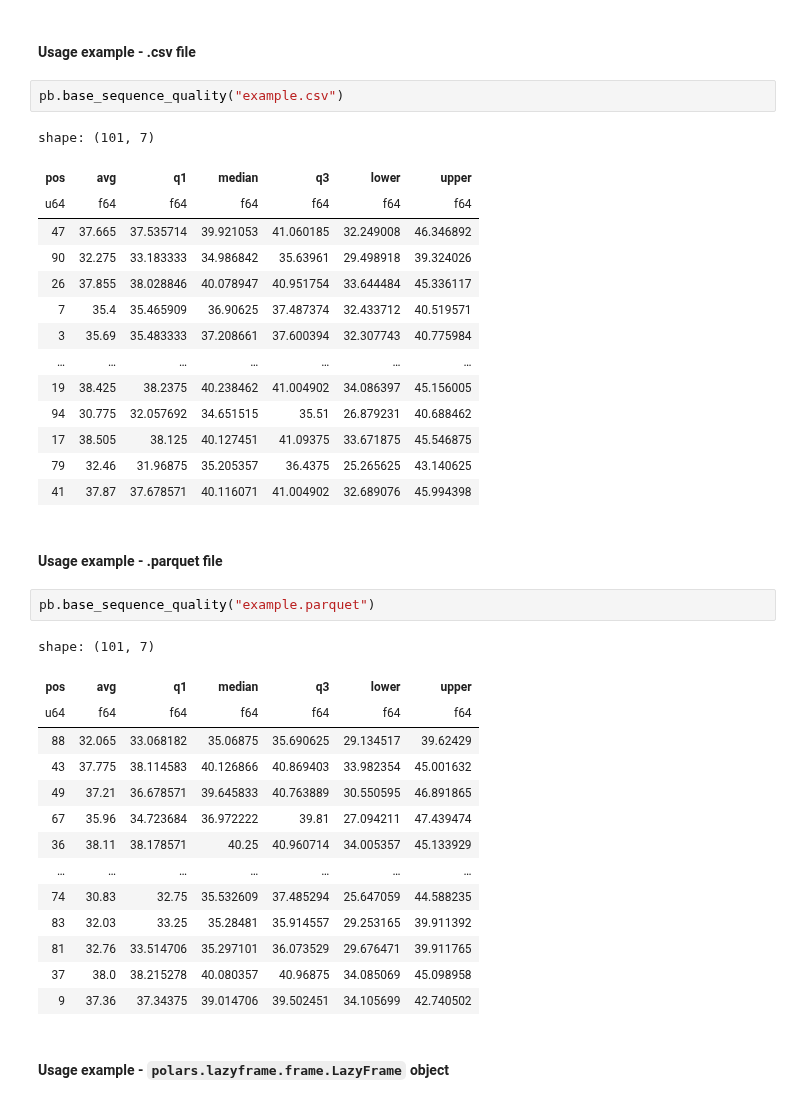
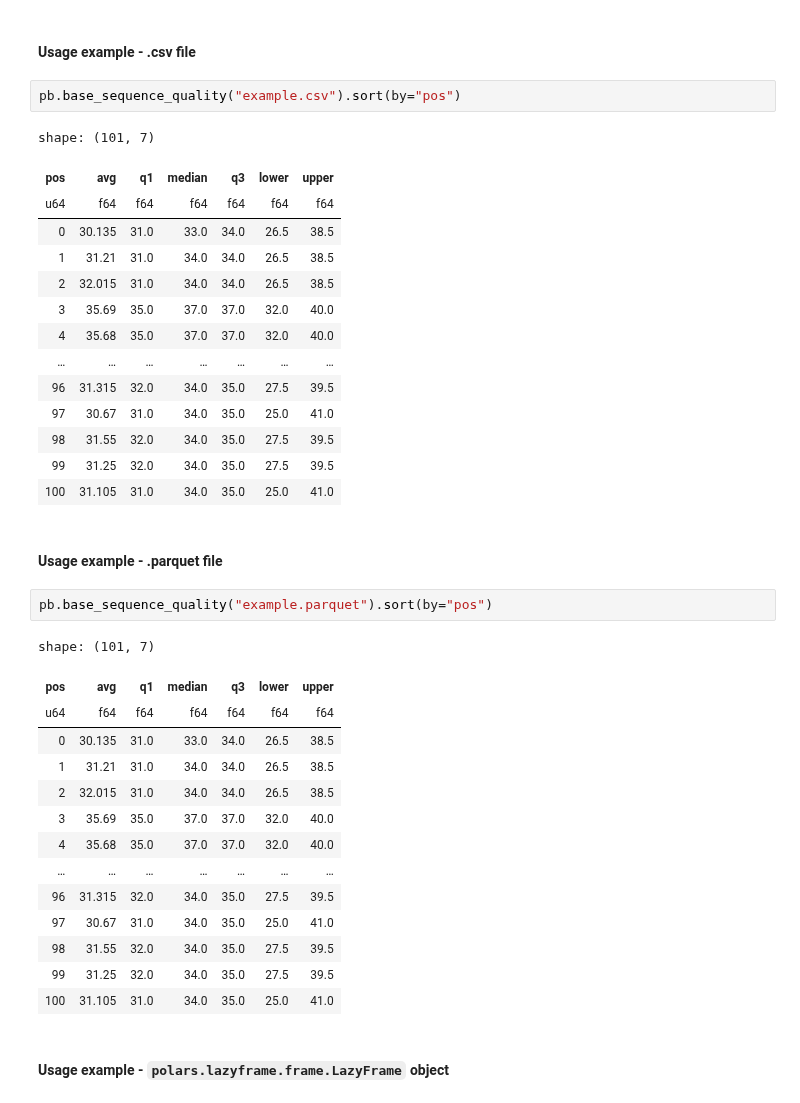
Before and after one commit to biodatageeks/polars-bio, a Jupyter notebook: docs/notebooks/base_sequence_quality.ipynb, the cells around one changed output. Drawn from its saved outputs; the diff is of its cells as text.

```diff
--- a/docs/notebooks/base_sequence_quality.ipynb
+++ b/docs/notebooks/base_sequence_quality.ipynb
@@ -37,41 +47,41 @@ pb.visualize_base_sequence_quality(result)
 # %% [markdown]
 #### Usage example - .csv file
 # %%
-pb.base_sequence_quality("example.csv")
+pb.base_sequence_quality("example.csv").sort(by="pos")
 # %% [output]
 shape: (101, 7)
 | pos | avg | q1 | median | q3 | lower | upper |
 | u64 | f64 | f64 | f64 | f64 | f64 | f64 |
-| 47 | 37.665 | 37.535714 | 39.921053 | 41.060185 | 32.249008 | 46.346892 |
-| 90 | 32.275 | 33.183333 | 34.986842 | 35.63961 | 29.498918 | 39.324026 |
-| 26 | 37.855 | 38.028846 | 40.078947 | 40.951754 | 33.644484 | 45.336117 |
-| 7 | 35.4 | 35.465909 | 36.90625 | 37.487374 | 32.433712 | 40.519571 |
-| 3 | 35.69 | 35.483333 | 37.208661 | 37.600394 | 32.307743 | 40.775984 |
+| 0 | 30.135 | 31.0 | 33.0 | 34.0 | 26.5 | 38.5 |
+| 1 | 31.21 | 31.0 | 34.0 | 34.0 | 26.5 | 38.5 |
+| 2 | 32.015 | 31.0 | 34.0 | 34.0 | 26.5 | 38.5 |
+| 3 | 35.69 | 35.0 | 37.0 | 37.0 | 32.0 | 40.0 |
+| 4 | 35.68 | 35.0 | 37.0 | 37.0 | 32.0 | 40.0 |
 | … | … | … | … | … | … | … |
-| 19 | 38.425 | 38.2375 | 40.238462 | 41.004902 | 34.086397 | 45.156005 |
-| 94 | 30.775 | 32.057692 | 34.651515 | 35.51 | 26.879231 | 40.688462 |
-| 17 | 38.505 | 38.125 | 40.127451 | 41.09375 | 33.671875 | 45.546875 |
-| 79 | 32.46 | 31.96875 | 35.205357 | 36.4375 | 25.265625 | 43.140625 |
-| 41 | 37.87 | 37.678571 | 40.116071 | 41.004902 | 32.689076 | 45.994398 |
+| 96 | 31.315 | 32.0 | 34.0 | 35.0 | 27.5 | 39.5 |
+| 97 | 30.67 | 31.0 | 34.0 | 35.0 | 25.0 | 41.0 |
+| 98 | 31.55 | 32.0 | 34.0 | 35.0 | 27.5 | 39.5 |
+| 99 | 31.25 | 32.0 | 34.0 | 35.0 | 27.5 | 39.5 |
+| 100 | 31.105 | 31.0 | 34.0 | 35.0 | 25.0 | 41.0 |
 # %% [markdown]
 #### Usage example - .parquet file
 # %%
-pb.base_sequence_quality("example.parquet")
+pb.base_sequence_quality("example.parquet").sort(by="pos")
 # %% [output]
 shape: (101, 7)
 | pos | avg | q1 | median | q3 | lower | upper |
 | u64 | f64 | f64 | f64 | f64 | f64 | f64 |
-| 88 | 32.065 | 33.068182 | 35.06875 | 35.690625 | 29.134517 | 39.62429 |
-| 43 | 37.775 | 38.114583 | 40.126866 | 40.869403 | 33.982354 | 45.001632 |
-| 49 | 37.21 | 36.678571 | 39.645833 | 40.763889 | 30.550595 | 46.891865 |
-| 67 | 35.96 | 34.723684 | 36.972222 | 39.81 | 27.094211 | 47.439474 |
-| 36 | 38.11 | 38.178571 | 40.25 | 40.960714 | 34.005357 | 45.133929 |
+| 0 | 30.135 | 31.0 | 33.0 | 34.0 | 26.5 | 38.5 |
+| 1 | 31.21 | 31.0 | 34.0 | 34.0 | 26.5 | 38.5 |
+| 2 | 32.015 | 31.0 | 34.0 | 34.0 | 26.5 | 38.5 |
+| 3 | 35.69 | 35.0 | 37.0 | 37.0 | 32.0 | 40.0 |
+| 4 | 35.68 | 35.0 | 37.0 | 37.0 | 32.0 | 40.0 |
 | … | … | … | … | … | … | … |
-| 74 | 30.83 | 32.75 | 35.532609 | 37.485294 | 25.647059 | 44.588235 |
-| 83 | 32.03 | 33.25 | 35.28481 | 35.914557 | 29.253165 | 39.911392 |
-| 81 | 32.76 | 33.514706 | 35.297101 | 36.073529 | 29.676471 | 39.911765 |
-| 37 | 38.0 | 38.215278 | 40.080357 | 40.96875 | 34.085069 | 45.098958 |
-| 9 | 37.36 | 37.34375 | 39.014706 | 39.502451 | 34.105699 | 42.740502 |
+| 96 | 31.315 | 32.0 | 34.0 | 35.0 | 27.5 | 39.5 |
+| 97 | 30.67 | 31.0 | 34.0 | 35.0 | 25.0 | 41.0 |
+| 98 | 31.55 | 32.0 | 34.0 | 35.0 | 27.5 | 39.5 |
+| 99 | 31.25 | 32.0 | 34.0 | 35.0 | 27.5 | 39.5 |
+| 100 | 31.105 | 31.0 | 34.0 | 35.0 | 25.0 | 41.0 |
 # %% [markdown]
 #### Usage example - `polars.lazyframe.frame.LazyFrame` object
 # %%
```
Also changed, not shown: parts of 7 cells of this notebook, 2 other files.
